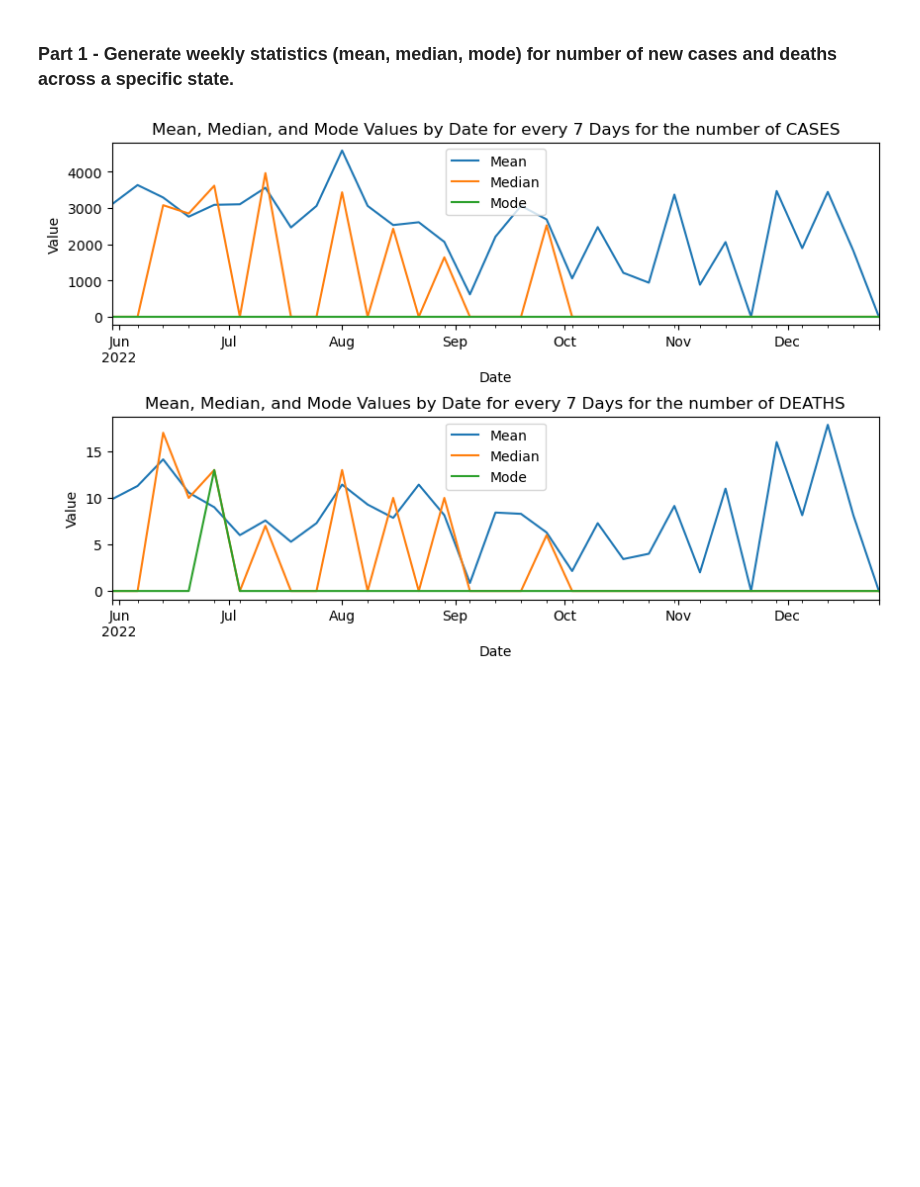
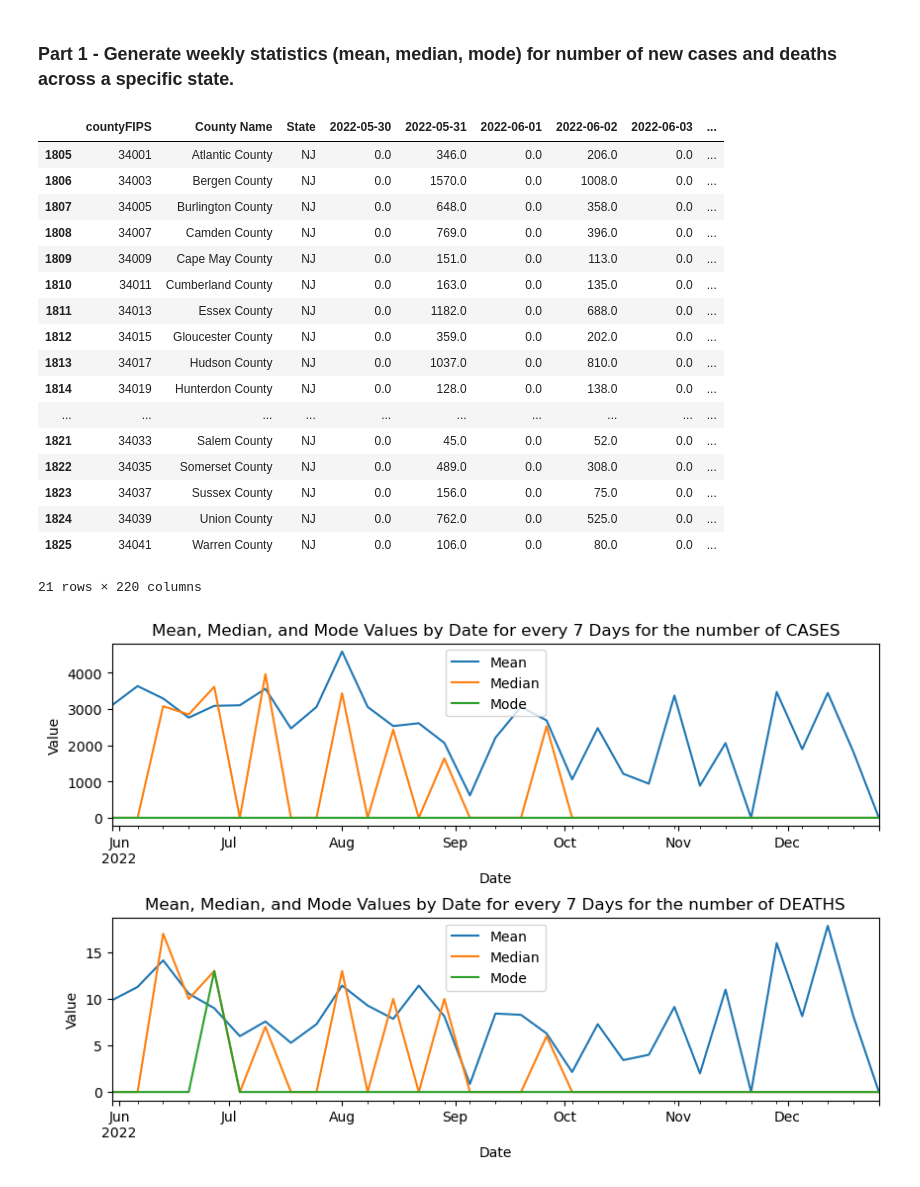
Before and after one commit to AshritaD/Ferocious5_CS605, a Jupyter notebook: Member/AshritaD/STAGE 2/Stage2 Member.ipynb, the cells around one changed output. Saved outputs shown, nothing was run; the diff lists cells and outputs as text; code cells hidden in the pictures; blank space fills up the shorter version.

```diff
--- a/Member/AshritaD/STAGE 2/Stage2 Member.ipynb
+++ b/Member/AshritaD/STAGE 2/Stage2 Member.ipynb
@@ -43,33 +43,53 @@ confirmedCasesNJ_integral = x.diff(axis = 1).drop(index = 1804)
 confirmendCasesNJNew1 = confirmedCasesNJ.iloc[:, :3]
 
 # Delete columns outside the date range of June 1st to December 31st
 confirmedCasesNJnew2 =  confirmedCasesNJ_integral.loc[:, '2022-05-30':'2023-01-01']
 confirmedCasesNJnew2
 confirmendCasesNJNew = pd.concat([confirmendCasesNJNew1, confirmedCasesNJnew2], axis=1).drop(index = 1804)
 #confirmendCasesNJNew
 
 ccnj =  confirmedCasesNJ_integral.loc[:, '2022-05-30':'2023-01-01']
 ccnjSum = ccnj.sum()
 #ccnjSum
 #ccnjSum.to_csv(r"C:\Users\ashdh\Documents\GitHub\Ferocious5_CS605\Member\AshritaD\STAGE 2\CCNJSum.csv")
 
 '''FOR NUMBER OF DEATHS'''
 
 y = confirmedDeathsNJ.iloc[:, 4:].fillna(0)
 confirmedDeathsNJ_integral = y.diff(axis = 1).drop(index = 1804)
 #confirmedDeathsNJ_integral.sum(axis =1 )
 
 confirmedDeathsNJNew1 = confirmedDeathsNJ.iloc[:, :3]
 
 # Delete columns outside the date range of June 1st to December 31st
 confirmedDeathsNJnew2 =  confirmedDeathsNJ_integral.loc[:, '2022-05-30':'2023-01-01']
 confirmedDeathsNJnew2
 
 confirmedDeathsNJNew = pd.concat([confirmedDeathsNJNew1, confirmedDeathsNJnew2], axis=1).drop(index = 1804)
 #confirmedDeathsNJNew
 
 cdnj =  confirmedDeathsNJ_integral.loc[:, '2022-05-30':'2023-01-01']
 cdnjSum = cdnj.sum()
+confirmendCasesNJNew
+# %% [output]
+|  | countyFIPS | County Name | State | 2022-05-30 | 2022-05-31 | 2022-06-01 | 2022-06-02 | 2022-06-03 | ... |
+| 1805 | 34001 | Atlantic County | NJ | 0.0 | 346.0 | 0.0 | 206.0 | 0.0 | ... |
+| 1806 | 34003 | Bergen County | NJ | 0.0 | 1570.0 | 0.0 | 1008.0 | 0.0 | ... |
+| 1807 | 34005 | Burlington County | NJ | 0.0 | 648.0 | 0.0 | 358.0 | 0.0 | ... |
+| 1808 | 34007 | Camden County | NJ | 0.0 | 769.0 | 0.0 | 396.0 | 0.0 | ... |
+| 1809 | 34009 | Cape May County | NJ | 0.0 | 151.0 | 0.0 | 113.0 | 0.0 | ... |
+| 1810 | 34011 | Cumberland County | NJ | 0.0 | 163.0 | 0.0 | 135.0 | 0.0 | ... |
+| 1811 | 34013 | Essex County | NJ | 0.0 | 1182.0 | 0.0 | 688.0 | 0.0 | ... |
+| 1812 | 34015 | Gloucester County | NJ | 0.0 | 359.0 | 0.0 | 202.0 | 0.0 | ... |
+| 1813 | 34017 | Hudson County | NJ | 0.0 | 1037.0 | 0.0 | 810.0 | 0.0 | ... |
+| 1814 | 34019 | Hunterdon County | NJ | 0.0 | 128.0 | 0.0 | 138.0 | 0.0 | ... |
+| ... | ... | ... | ... | ... | ... | ... | ... | ... | ... |
+| 1821 | 34033 | Salem County | NJ | 0.0 | 45.0 | 0.0 | 52.0 | 0.0 | ... |
+| 1822 | 34035 | Somerset County | NJ | 0.0 | 489.0 | 0.0 | 308.0 | 0.0 | ... |
+| 1823 | 34037 | Sussex County | NJ | 0.0 | 156.0 | 0.0 | 75.0 | 0.0 | ... |
+| 1824 | 34039 | Union County | NJ | 0.0 | 762.0 | 0.0 | 525.0 | 0.0 | ... |
+| 1825 | 34041 | Warren County | NJ | 0.0 | 106.0 | 0.0 | 80.0 | 0.0 | ... |
+21 rows × 220 columns
 # %%
 '''FOR PLOTTING THE SUBMER OF CASES AND THE NUMBER OF DEATHS IN GRAPH BELOW EACH OTHER USING SUBPLOTS CONCEPT'''
 
```
Also changed, not shown: parts of 1 cell of this notebook, 3 other files.
